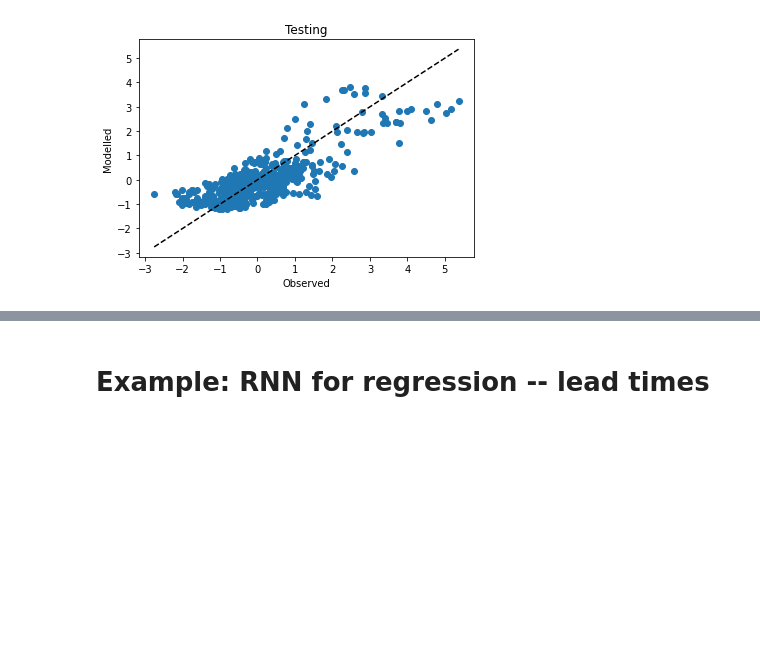
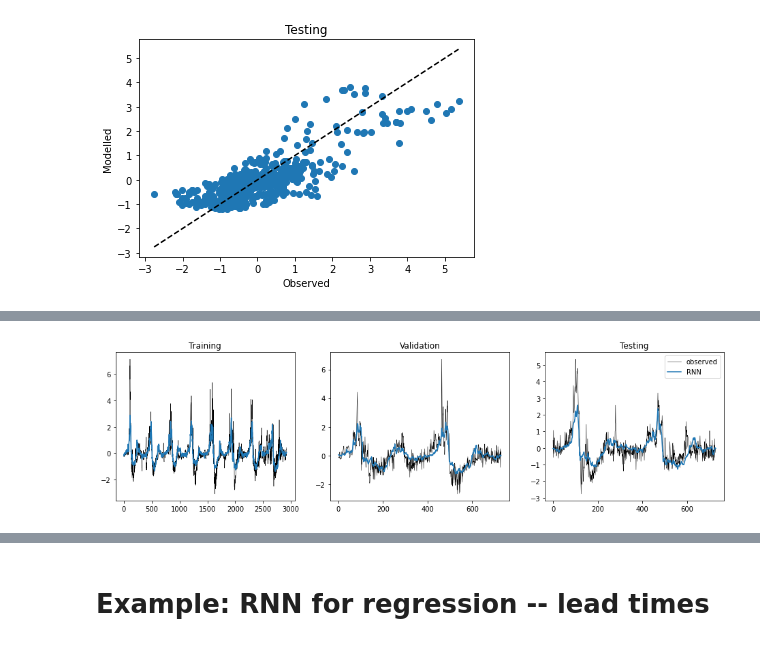
Before and after one commit to andersonsam/shuswap_lake_modelling, a Jupyter notebook: main_shuswap.ipynb, the cells around one changed output, grey strips where cells are left out. Saved outputs shown, nothing was run; the diff lists cells and outputs as text; code cells hidden in the pictures; blank space fills up the shorter version.

```diff
--- a/main_shuswap.ipynb
+++ b/main_shuswap.ipynb
@@ -283,7 +307,7 @@ for kk in range(N_observations):
   x[kk,:,2] = wind[kk:kk+N_days_prior]
 
   #choose output variable to regress onto!
-  y[kk] = level[kk+N_days_prior] #lake level
+  # y[kk] = level[kk+N_days_prior] #lake level
   y[kk] = level_change[kk+N_days_prior] #lake level change (daily)
   # y[kk] = temp_water[kk+N_days_prior] #water temperature
 
@@ -432,0 +602,18 @@ plt.show()
+# %%
+#use model to make predictions for train/val/test
+
+y_train_predict_RNN_all = np.zeros((N_train,Nmodels))
+y_val_predict_RNN_all = np.zeros((N_val,Nmodels))
+y_test_predict_RNN_all = np.zeros((N_test,Nmodels))
+
+for kk_model, model in enumerate(models):
+
+  print(kk_model)
+
+  y_train_predict_RNN_all[:,kk_model] = model.predict(x_train, batch_size = batch_size).squeeze()
+  y_val_predict_RNN_all[:,kk_model] = model.predict(x_val, batch_size = batch_size).squeeze()
+  y_test_predict_RNN_all[:,kk_model] = model.predict(x_test, batch_size = batch_size).squeeze()
+
+y_train_predict_RNN_ensemble = np.mean(y_train_predict_RNN_all, axis = -1)
+y_val_predict_RNN_ensemble = np.mean(y_val_predict_RNN_all, axis = -1)
+y_test_predict_RNN_ensemble = np.mean(y_test_predict_RNN_all, axis = -1)
@@ -432,0 +631,22 @@ plt.show()
+# %%
+#visualize model predictions for train/val/test
+
+fig, ax = plt.subplots(nrows = 1, ncols = 3, figsize = (16,4))
+
+ax[0].plot(y_train, 'k', linewidth = 0.5)
+ax[0].plot(y_train_predict_RNN_ensemble)
+ax[0].set_title('Training')
+
+ax[1].plot(y_val, 'k', linewidth = 0.5)
+ax[1].plot(y_val_predict_RNN_ensemble)
+ax[1].set_title('Validation')
+
+ax[2].plot(y_test,'k', linewidth = 0.5, label = 'observed')
+ax[2].plot(y_test_predict_RNN_ensemble, label = 'RNN')
+ax[2].set_title('Testing')
+
+ax[2].legend()
+
+plt.show()
+# %% [output]
+[figure, added]
```
Also changed, not shown: parts of 16 cells of this notebook.
